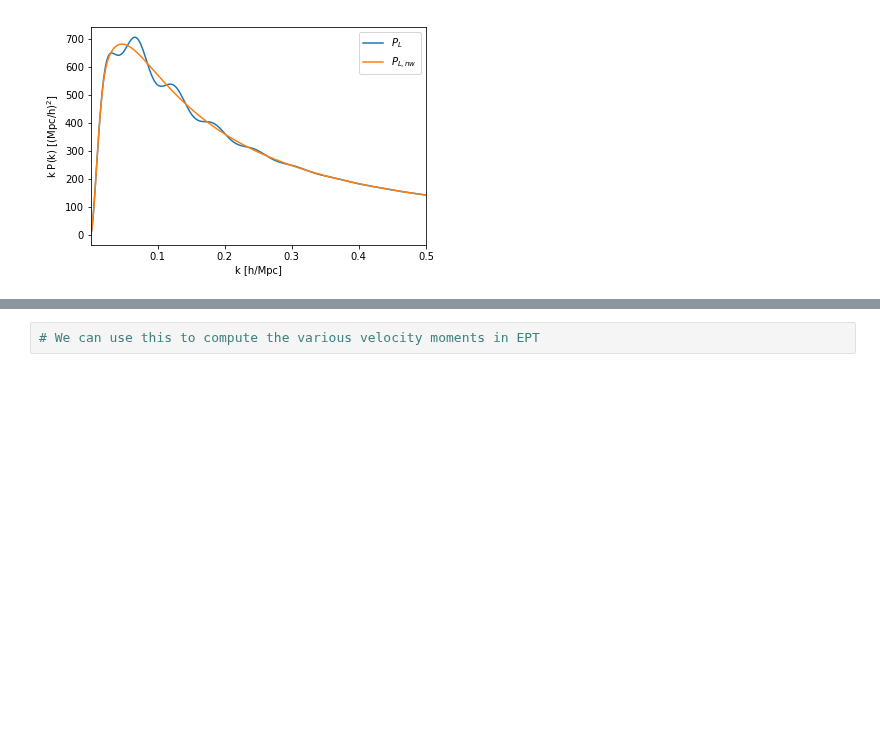
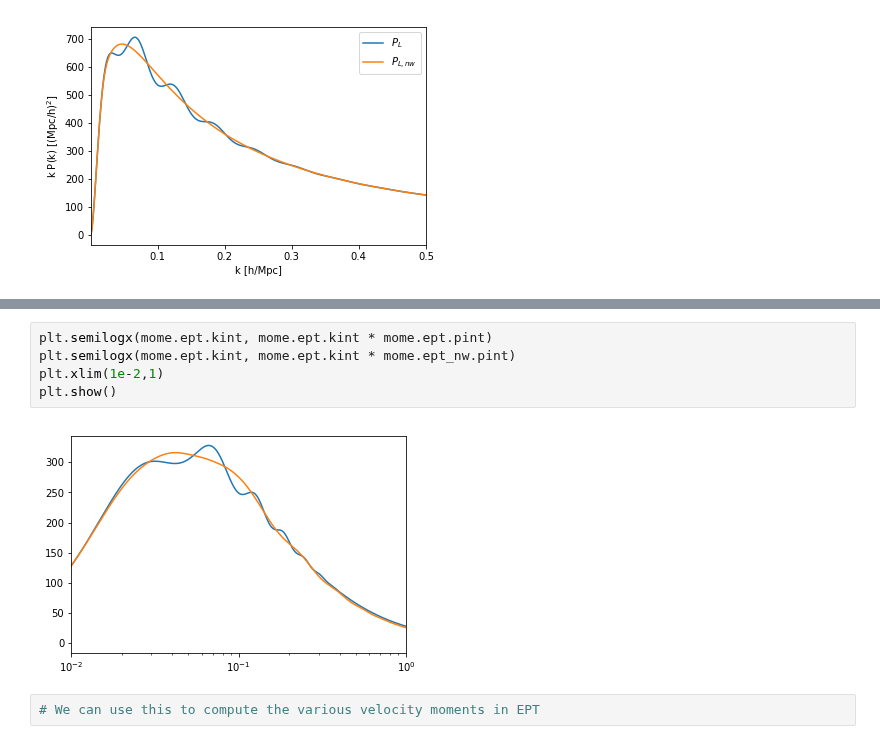
Before and after one commit to sfschen/velocileptors, a Jupyter notebook: EPT Examples.ipynb, the cells around one changed output, grey strips where cells are left out. Saved outputs shown, nothing was run; the diff lists cells and outputs as text; blank space fills up the shorter version.

```diff
--- a/EPT Examples.ipynb
+++ b/EPT Examples.ipynb
@@ -33,3 +53,10 @@ print(end-start)
+# %%
+plt.semilogx(mome.ept.kint, mome.ept.kint * mome.ept.pint)
+plt.semilogx(mome.ept.kint, mome.ept.kint * mome.ept_nw.pint)
+plt.xlim(1e-2,1)
+plt.show()
+# %% [output]
+[figure, added]
 # %%
 # We can use this to compute the various velocity moments in EPT
 # %%
```
Also changed, not shown: parts of 12 cells of this notebook, 2 other files.
